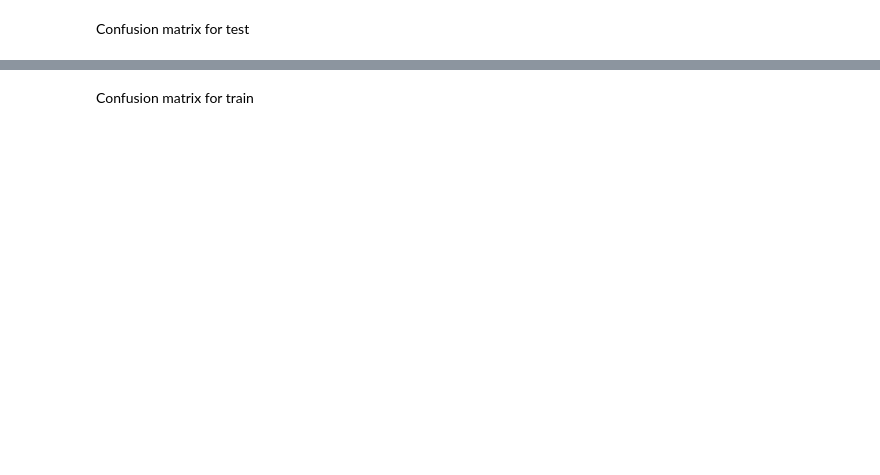
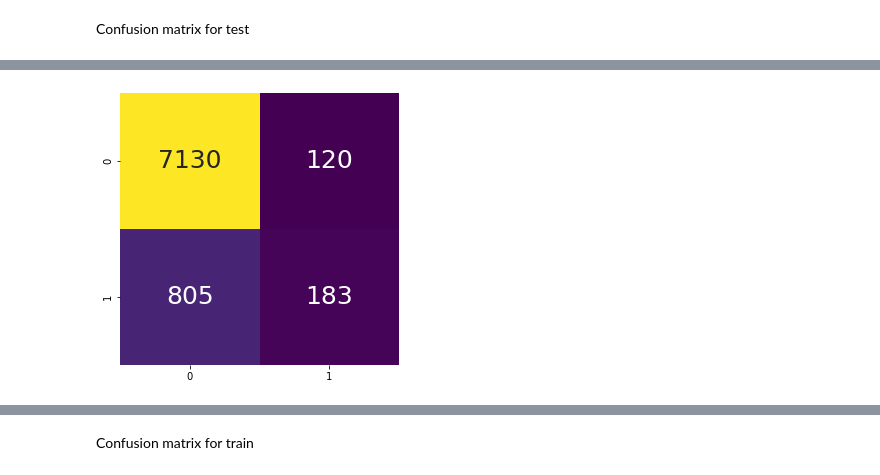
Before and after one commit to AlinaMendez/ML-op, a Jupyter notebook: src/explore.ipynb, the cells around one changed output, grey strips where cells are left out. Saved outputs shown, nothing was run; the diff lists cells and outputs as text; code cells hidden in the pictures; blank space fills up the shorter version.

```diff
--- a/src/explore.ipynb
+++ b/src/explore.ipynb
@@ -424,13 +512,15 @@ portugal_cm
 # %%
-# convert the. ndarray to a pandas dataframe
+# convert the ndarray to a pandas dataframe
 cm_df = pd.DataFrame(portugal_cm)
 # set the size of the figure
 plt.figure(figsize=(5,5))
 sns.heatmap(cm_df,
-            annot=True, annot_kws=("size":25),
+            annot=True, annot_kws={"size":25},
             fmt="d",        # decimal format
             xticklabels=True,
             yticklabels=True,
             cmap="viridis",
             cbar=False)
 plt.show()
+# %% [output]
+[figure, added]
```
Also changed, not shown: parts of 30 cells of this notebook.
